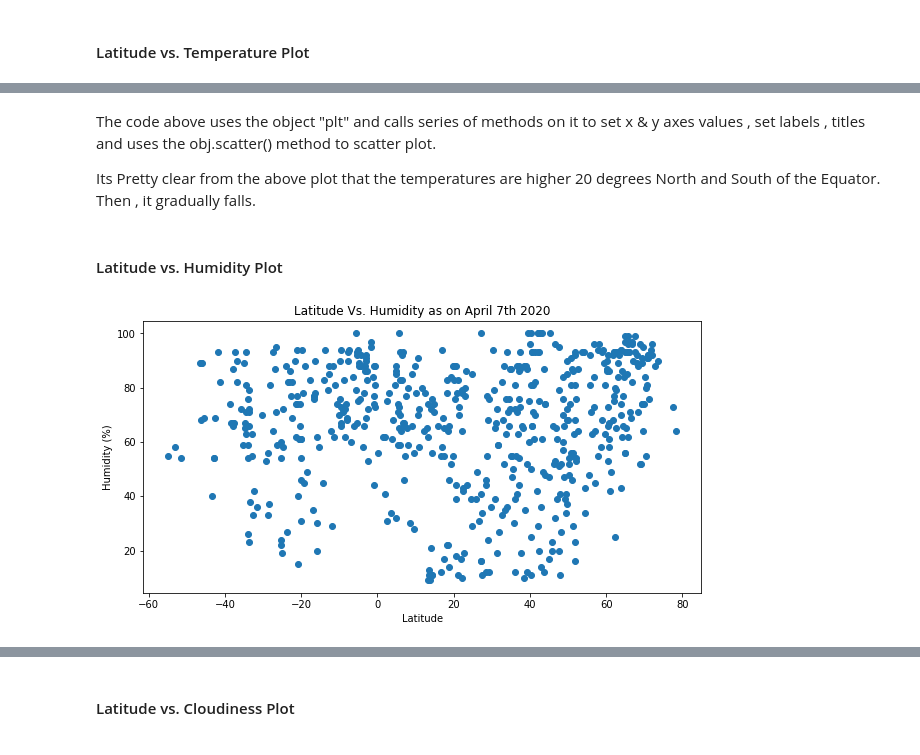
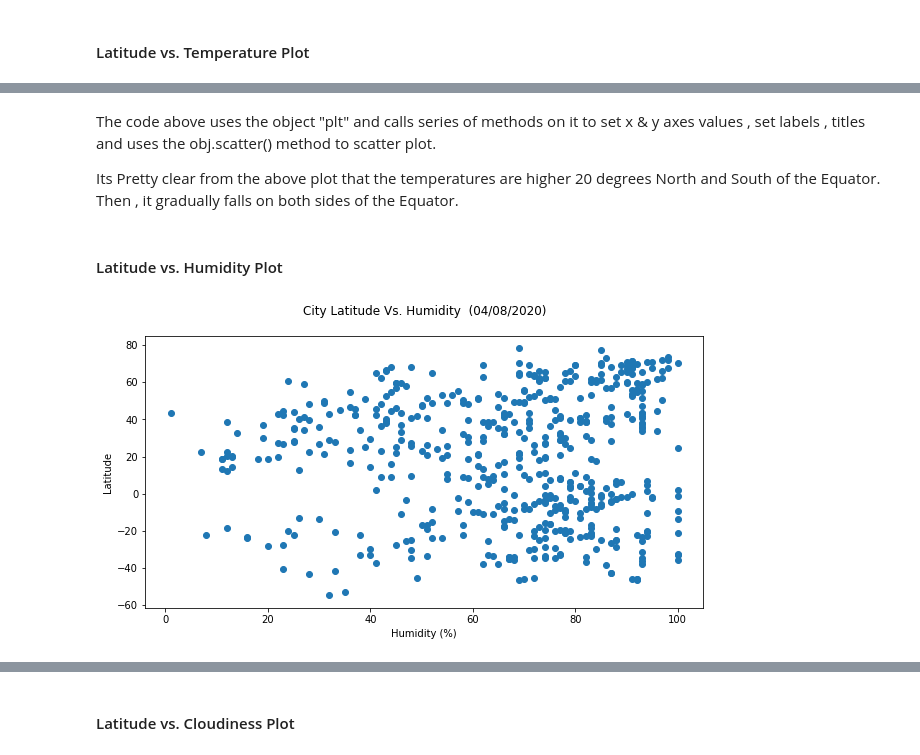
Before and after one commit to Soumya-Patil/Python-API-Challenge, a Jupyter notebook: WeatherPy/WeatherPy.ipynb, the cells around one changed output, grey strips where cells are left out. Drawn from its saved outputs; the diff is of its cells as text; code cells hidden in the pictures.

```diff
--- a/WeatherPy/WeatherPy.ipynb
+++ b/WeatherPy/WeatherPy.ipynb
@@ -111,16 +111,16 @@ City Number : 3422683
 * Export the city data into a .csv.
 * Display the DataFrame
 # %%
-# Zip the lists of the responses
+# Zip the list of the responses
 zippedList = list(zip(cities,lat,temp,humid,cloud,w_speed))
 
 #Convert to a DataFrame and Name the Columns
-cityWeather = pd.DataFrame(zippedList, columns = ['City' , 'Latitude', 'Temperature', 'Humidity' , 'Cloudiness' , 'Wind Speed'])
+cityWeather = pd.DataFrame(zippedList, columns = ['City' , 'Latitude', 'Temperature (F)', 'Humidity (%)' , 'Cloudiness (%)' , 'Wind Speed (mph)'])
 
 # Save as a csv
 # Note to avoid any issues later, use encoding="utf-8"
 cityWeather.to_csv("city_weather.csv", encoding="utf-8", index=False)
 
-print("Below is the current weather for the Cities ......")
+print("\n\n... Below is the current weather for the Cities selected randomly ...")
 cityWeather
 # %% [output]
@@ -159,17 +181,27 @@ plt.show()
 # %% [markdown]
 The code above uses the object "plt" and calls series of methods on it to set x &  y axes values , set labels , titles and uses the obj.scatter() method to scatter plot.
 
-Its Pretty clear from the above plot that the temperatures are higher 20 degrees North and South of the Equator. Then , it gradually falls.
+Its Pretty clear from the above plot that the temperatures are higher 20 degrees North and South of the Equator. Then , it gradually falls on both sides of the Equator.
 # %% [markdown]
 #### Latitude vs. Humidity Plot
 # %%
+
 plt.figure(figsize=(10,5))
-x_values = cityWeather['Latitude']
-y_values = cityWeather['Humidity']
+
+x_values = cityWeather['Humidity (%)']
+y_values = cityWeather['Latitude']
+
 plt.scatter(x_values,y_values)
-plt.xlabel('Latitude')
-plt.ylabel('Humidity (%)')
-plt.title('Latitude Vs. Humidity as on April 7th 2020')
+
+plt.xlabel('Humidity (%)')
+plt.ylabel('Latitude')
+
+today = time.strftime("%m/%d/%Y")
+plt.title(f"City Latitude Vs. Humidity  ({today})\n")
+
+# save the plot and display
+plt.savefig('Lat_Vs.Humidity.png')
+
 plt.show()
 # %% [output]
-[figure, old version]
+[figure, new version]
```
Also changed, not shown: parts of 33 cells of this notebook.
